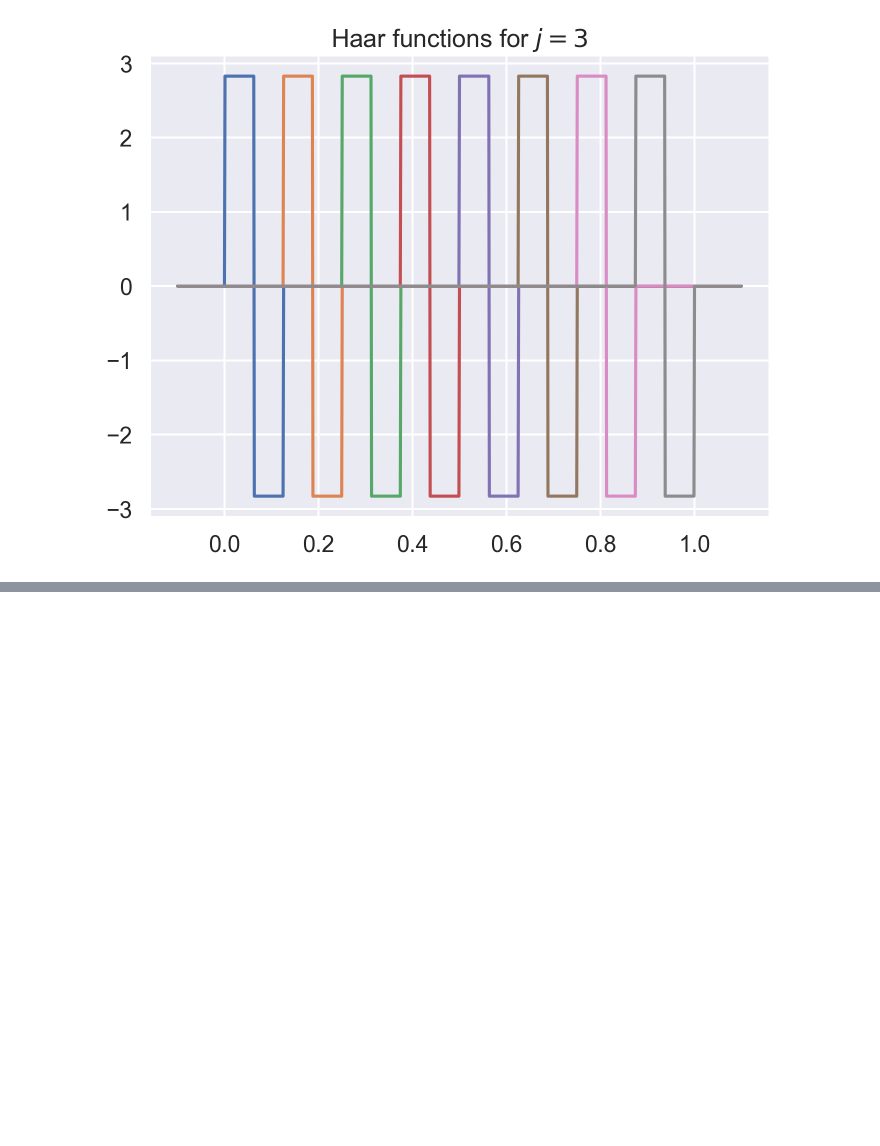
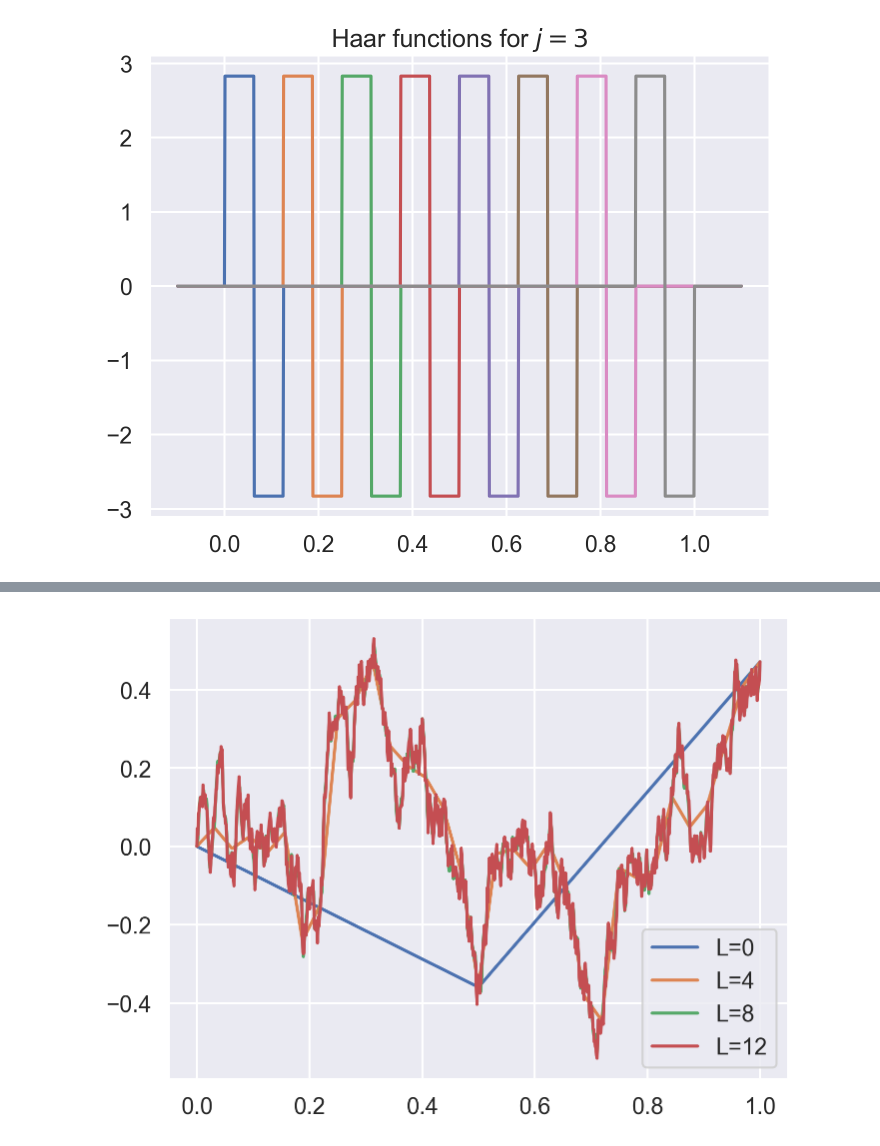
Before and after one commit to fbourgey/quant-examples, a Jupyter notebook: levy_construction_brownian_motion.ipynb, the cells around one changed output, grey strips where cells are left out. Saved outputs shown, nothing was run; the diff lists cells and outputs as text; code cells hidden in the pictures; blank space fills up the shorter version.

Commit message:
update levy construction

```diff
--- a/levy_construction_brownian_motion.ipynb
+++ b/levy_construction_brownian_motion.ipynb
@@ -91,0 +83,15 @@ plt.show()
+# %%
+tab_t = np.linspace(0, 1, 1000)
+
+fig, ax = plt.subplots()
+for i in np.arange(0, 16, 4):
+    ax.plot(
+        tab_t,
+        brownian.simulate_brownian_levy_construction(tab_t, L=i),
+        "-",
+        label=f"L={i}",
+    )
+ax.legend()
+plt.show()
+# %% [output]
+[figure, added]
```
Also changed, not shown: parts of 12 cells of this notebook, 1 other file.
